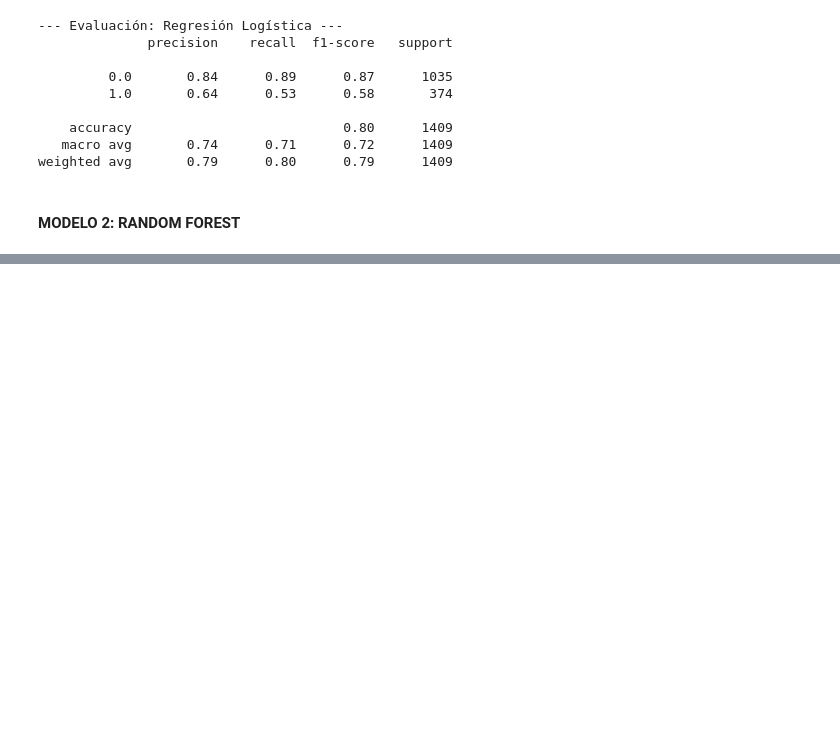
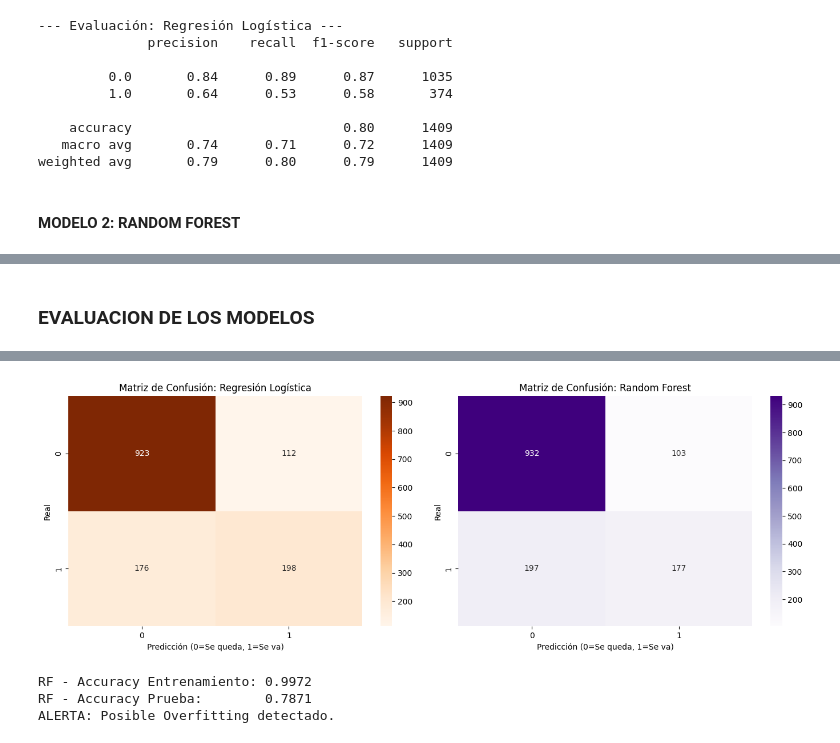
Before and after one commit to ValentinaQuinteroC/Challenge_TELECOMX2, a Jupyter notebook: challenge_telecomx2.ipynb, the cells around one changed output, grey strips where cells are left out. Cells and saved outputs as stored; diff of their text form; code cells hidden in the pictures; blank space fills up the shorter version.

```diff
--- a/challenge_telecomx2.ipynb
+++ b/challenge_telecomx2.ipynb
@@ -271,3 +266,15 @@ print(classification_report(y_test, y_pred_log))
 weighted avg       0.79      0.80      0.79      1409
 # %% [markdown]
 #### MODELO 2: RANDOM FOREST
+# %%
+# Creamos el modelo (los árboles son robustos a la escala)
+modelo_rf = RandomForestClassifier(n_estimators=100, random_state=42, class_weight='balanced')
+
+# Entrenamos
+modelo_rf.fit(X_train, y_train)
+
+# Predicciones
+y_pred_rf = modelo_rf.predict(X_test)
+
+print("--- Evaluación: Random Forest ---")
+print(classification_report(y_test, y_pred_rf))
@@ -273,0 +291,53 @@ weighted avg       0.79      0.80      0.79      1409
+# %% [markdown]
+### EVALUACION DE LOS MODELOS
+# %%
+# Función para calcular y mostrar métricas
+def evaluar_modelo(nombre_modelo, y_real, y_pred):
+    print(f"\n{'='*30}")
+    print(f"MÉTRICAS: {nombre_modelo}")
+    print(f"{'='*30}")
+
+    # 1. Cálculo de métricas individuales
+    accuracy = accuracy_score(y_real, y_pred)
+    precision = precision_score(y_real, y_pred)
+    recall = recall_score(y_real, y_pred)
+    f1 = f1_score(y_real, y_pred)
+
+    print(f"Exactitud (Accuracy): {accuracy:.4f}")
+    print(f"Precisión (Clase 1):  {precision:.4f}")
+    print(f"Recall (Clase 1):     {recall:.4f}")
+    print(f"F1-score (Clase 1):   {f1:.4f}")
+
+    # 2. Reporte detallado (incluye precision/recall de la clase 0)
+    print("\nReporte de Clasificación:")
+    print(classification_report(y_real, y_pred))
+
+    return confusion_matrix(y_real, y_pred)
+
+# --- EJECUCIÓN ---
+
+# Evaluación Regresión Logística
+cm_log = evaluar_modelo("REGRESIÓN LOGÍSTICA", y_test, y_pred_log)
+
+# Evaluación Random Forest
+cm_rf = evaluar_modelo("RANDOM FOREST", y_test, y_pred_rf)
+
+# --- VISUALIZACIÓN DE MATRICES DE CONFUSIÓN ---
+
+fig, ax = plt.subplots(1, 2, figsize=(14, 5))
+
+# Matriz Logística
+sns.heatmap(cm_log, annot=True, fmt='d', cmap='Oranges', ax=ax[0])
+ax[0].set_title('Matriz de Confusión: Regresión Logística')
+ax[0].set_xlabel('Predicción (0=Se queda, 1=Se va)')
+ax[0].set_ylabel('Real')
+
+# Matriz Random Forest
+sns.heatmap(cm_rf, annot=True, fmt='d', cmap='Purples', ax=ax[1])
+ax[1].set_title('Matriz de Confusión: Random Forest')
+ax[1].set_xlabel('Predicción (0=Se queda, 1=Se va)')
+ax[1].set_ylabel('Real')
+
+plt.tight_layout()
+plt.show()
+# %% [output]
@@ -273,0 +361,15 @@ weighted avg       0.79      0.80      0.79      1409
+[figure, added]
+# %%
+# Comparar Exactitud Entrenamiento vs Prueba para Random Forest
+train_acc = modelo_rf.score(X_train, y_train)
+test_acc = modelo_rf.score(X_test, y_test)
+
+print(f"\nRF - Accuracy Entrenamiento: {train_acc:.4f}")
+print(f"RF - Accuracy Prueba:        {test_acc:.4f}")
+
+if train_acc - test_acc > 0.10:
+    print("ALERTA: Posible Overfitting detectado.")
+# %% [output]
+RF - Accuracy Entrenamiento: 0.9972
+RF - Accuracy Prueba:        0.7871
+ALERTA: Posible Overfitting detectado.
```
Also changed, not shown: parts of 9 cells of this notebook.
